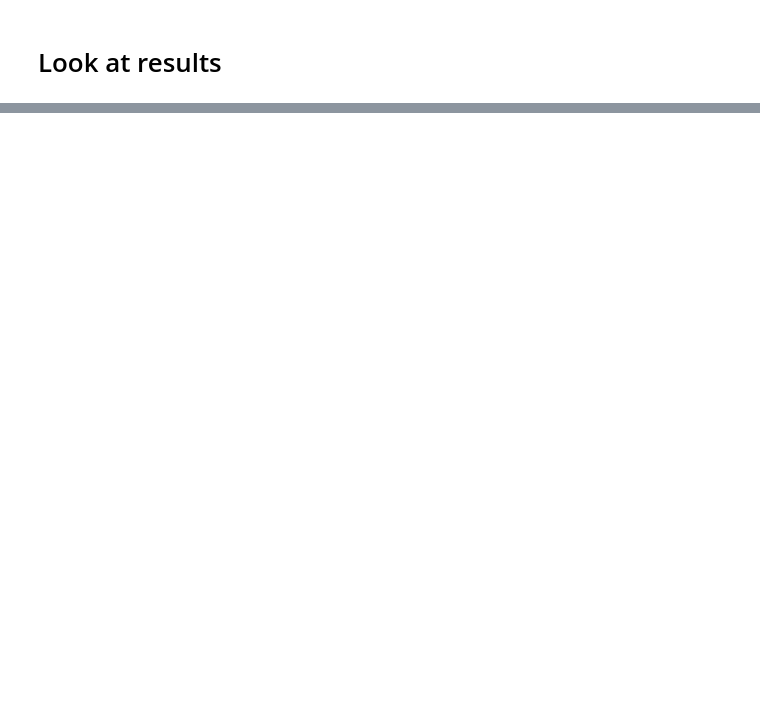
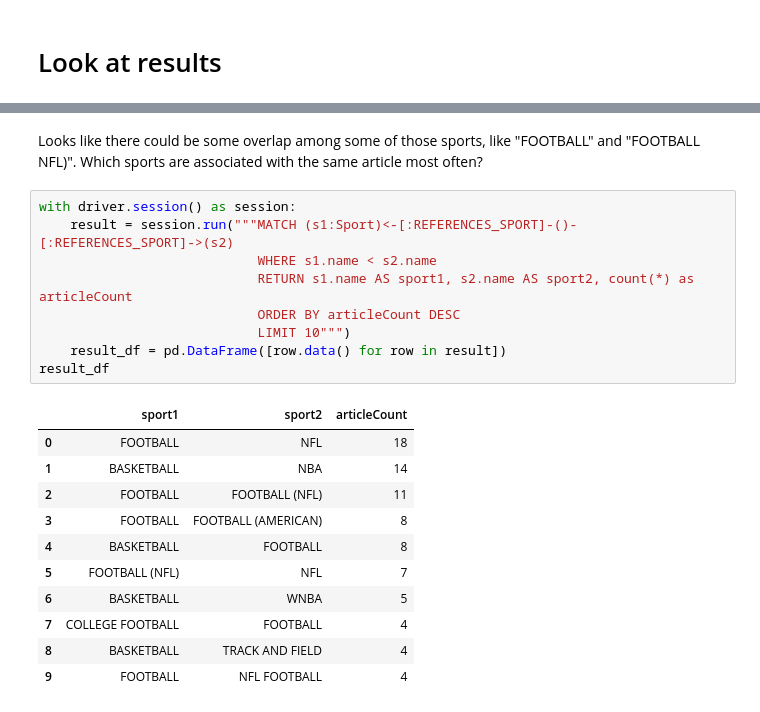
Before and after one commit to smithna/blogs, a Jupyter notebook: LLM/Create_Knowledge_Graph.ipynb, the cells around one changed output, grey strips where cells are left out. Drawn from its saved outputs; the diff is of its cells as text; blank space fills up the shorter version.

```diff
--- a/LLM/Create_Knowledge_Graph.ipynb
+++ b/LLM/Create_Knowledge_Graph.ipynb
@@ -265,0 +273,23 @@ result_df
+# %% [markdown]
+Looks like there could be some overlap among some of those sports, like "FOOTBALL" and "FOOTBALL NFL)". Which sports are associated with the same article most often?
+# %%
+with driver.session() as session:
+    result = session.run("""MATCH (s1:Sport)<-[:REFERENCES_SPORT]-()-[:REFERENCES_SPORT]->(s2)
+                            WHERE s1.name < s2.name
+                            RETURN s1.name AS sport1, s2.name AS sport2, count(*) as articleCount
+                            ORDER BY articleCount DESC
+                            LIMIT 10""")
+    result_df = pd.DataFrame([row.data() for row in result])
+result_df
+# %% [output]
+|  | sport1 | sport2 | articleCount |
+| 0 | FOOTBALL | NFL | 18 |
+| 1 | BASKETBALL | NBA | 14 |
+| 2 | FOOTBALL | FOOTBALL (NFL) | 11 |
+| 3 | FOOTBALL | FOOTBALL (AMERICAN) | 8 |
+| 4 | BASKETBALL | FOOTBALL | 8 |
+| 5 | FOOTBALL (NFL) | NFL | 7 |
+| 6 | BASKETBALL | WNBA | 5 |
+| 7 | COLLEGE FOOTBALL | FOOTBALL | 4 |
+| 8 | BASKETBALL | TRACK AND FIELD | 4 |
+| 9 | FOOTBALL | NFL FOOTBALL | 4 |
```
Also changed, not shown: parts of 10 cells of this notebook.
